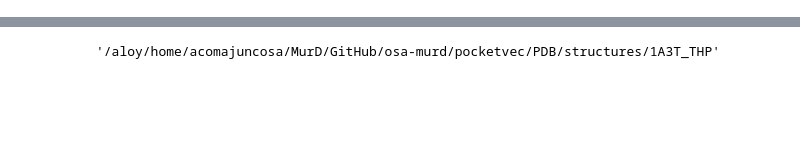
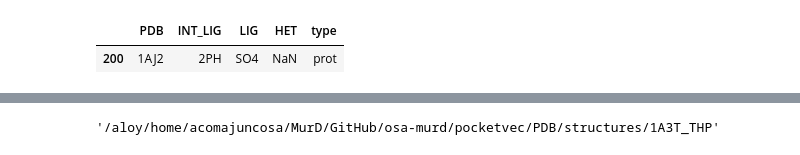
Before and after one commit to ersilia-os/osa-murd, a Jupyter notebook: notebooks/pocketvec_PDB.ipynb, the cells around one changed output, grey strips where cells are left out. Saved outputs shown, nothing was run; the diff lists cells and outputs as text; code cells hidden in the pictures; blank space fills up the shorter version.

```diff
--- a/notebooks/pocketvec_PDB.ipynb
+++ b/notebooks/pocketvec_PDB.ipynb
@@ -116,12 +116,15 @@ for pdb in sorted(pdbs_intlig):
     # Interesting ligands
     for intlig in pdbs_intlig[pdb]:
         # Non interesting ligands
-        try:
-            lig = ",".join(pdbs_lig[pdb])
-            if len(lig) == 0:
-                lig = np.nan
-        except:
+        lig = []
+        if pdb in pdbs_lig:
+            lig.extend(pdbs_lig[pdb])
+        if pdb in pdbs_intlig:
+            lig.extend([i for i in pdbs_intlig[pdb] if i != intlig])
+        if len(lig) == 0:
             lig = np.nan
+        else:
+            lig = ",".join(lig)
         # Hetatms
         try:
             het = pdbs_het[pdb]
@@ -199 +291,6 @@ img.save('/aloy/home/acomajuncosa/MurD/GitHub/osa-murd/pocketvec/PDB/images/top_
+# %%
+data.loc[data['PDB'] == "1AJ2"]
+# %% [output]
+|  | PDB | INT_LIG | LIG | HET | type |
+| 200 | 1AJ2 | 2PH | SO4 | NaN | prot |
 # %%
```
Also changed, not shown: parts of 22 cells of this notebook, 6 other files.
